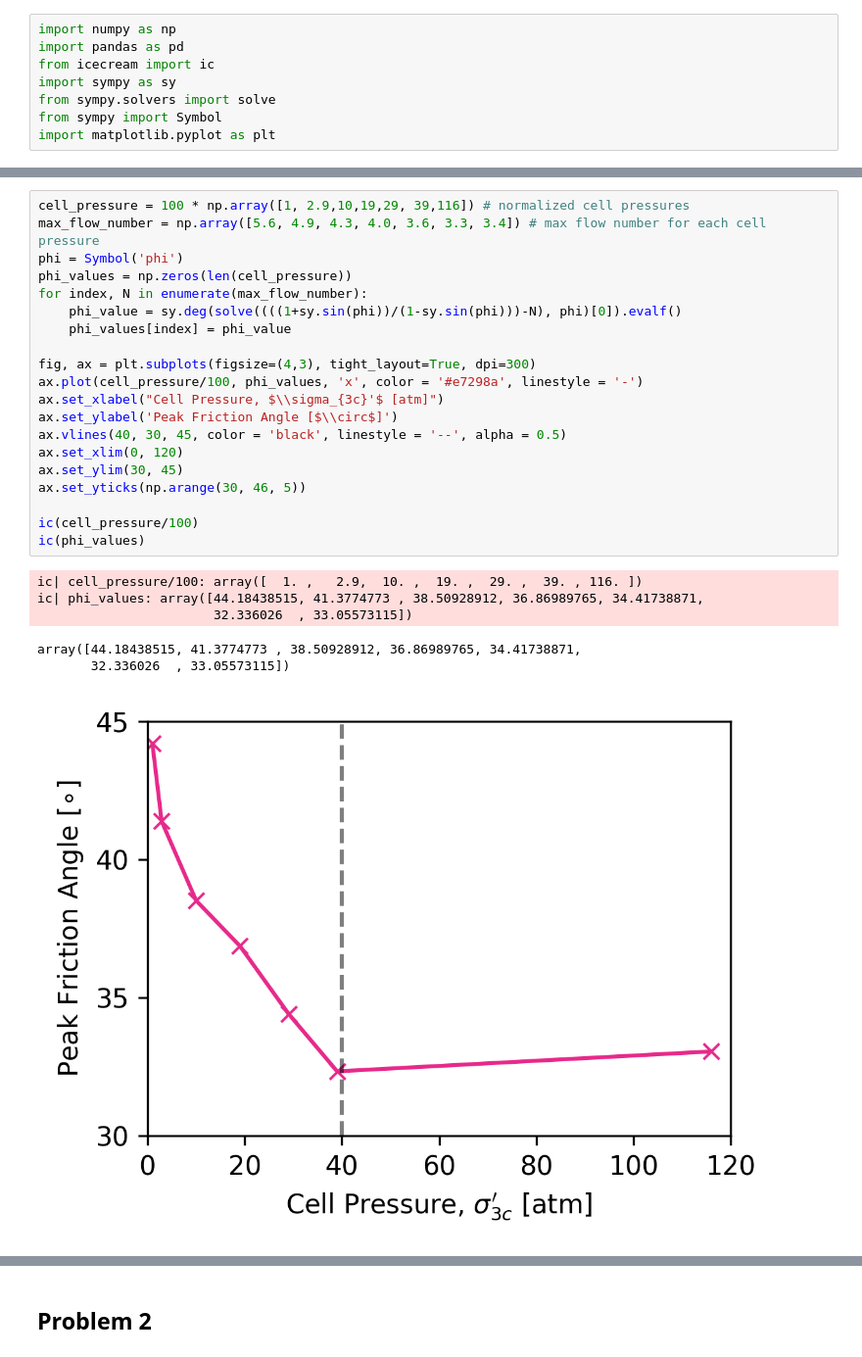
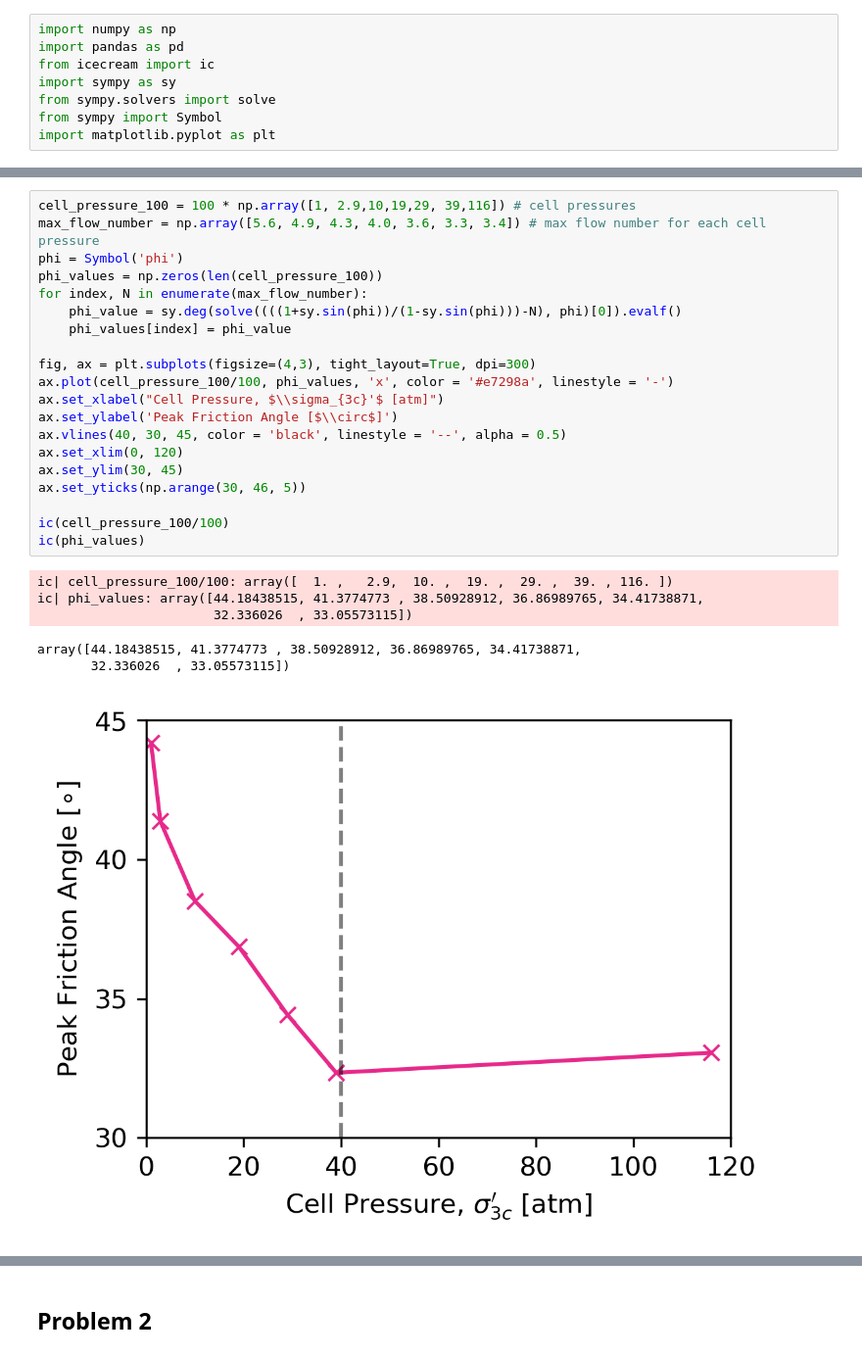
Before and after one commit to bKeungAuyeung/CE543-HW5, a Jupyter notebook: bAuyeung_HW5-code_CE543.ipynb, the cells around one changed output, grey strips where cells are left out. Shown at 98% size. Drawn from its saved outputs; the diff is of its cells as text.

```diff
--- a/bAuyeung_HW5-code_CE543.ipynb
+++ b/bAuyeung_HW5-code_CE543.ipynb
@@ -15,30 +15,30 @@ import matplotlib.pyplot as plt
 # %% [markdown]
 ![image.png](attachment:image.png)
 # %%
-cell_pressure = 100 * np.array([1, 2.9,10,19,29, 39,116]) # normalized cell pressures
+cell_pressure_100 = 100 * np.array([1, 2.9,10,19,29, 39,116]) # cell pressures
 max_flow_number = np.array([5.6, 4.9, 4.3, 4.0, 3.6, 3.3, 3.4]) # max flow number for each cell pressure
 phi = Symbol('phi')
-phi_values = np.zeros(len(cell_pressure))
+phi_values = np.zeros(len(cell_pressure_100))
 for index, N in enumerate(max_flow_number):
     phi_value = sy.deg(solve((((1+sy.sin(phi))/(1-sy.sin(phi)))-N), phi)[0]).evalf()
     phi_values[index] = phi_value
 
 fig, ax = plt.subplots(figsize=(4,3), tight_layout=True, dpi=300)
-ax.plot(cell_pressure/100, phi_values, 'x', color = '#e7298a', linestyle = '-')
+ax.plot(cell_pressure_100/100, phi_values, 'x', color = '#e7298a', linestyle = '-')
 ax.set_xlabel("Cell Pressure, $\\sigma_{3c}'$ [atm]")
 ax.set_ylabel('Peak Friction Angle [$\\circ$]')
 ax.vlines(40, 30, 45, color = 'black', linestyle = '--', alpha = 0.5)
 ax.set_xlim(0, 120)
 ax.set_ylim(30, 45)
 ax.set_yticks(np.arange(30, 46, 5))
 
-ic(cell_pressure/100)
+ic(cell_pressure_100/100)
 ic(phi_values)
 # %% [output]
-ic| cell_pressure/100: array([  1. ,   2.9,  10. ,  19. ,  29. ,  39. , 116. ])
+ic| cell_pressure_100/100: array([  1. ,   2.9,  10. ,  19. ,  29. ,  39. , 116. ])
 ic| phi_values: array([44.18438515, 41.3774773 , 38.50928912, 36.86989765, 34.41738871,
                        32.336026  , 33.05573115])
 array([44.18438515, 41.3774773 , 38.50928912, 36.86989765, 34.41738871,
        32.336026  , 33.05573115])
-[figure, old version]
+[figure, new version]
 # %%
```
Also changed, not shown: parts of 4 cells of this notebook, 3 other files.
